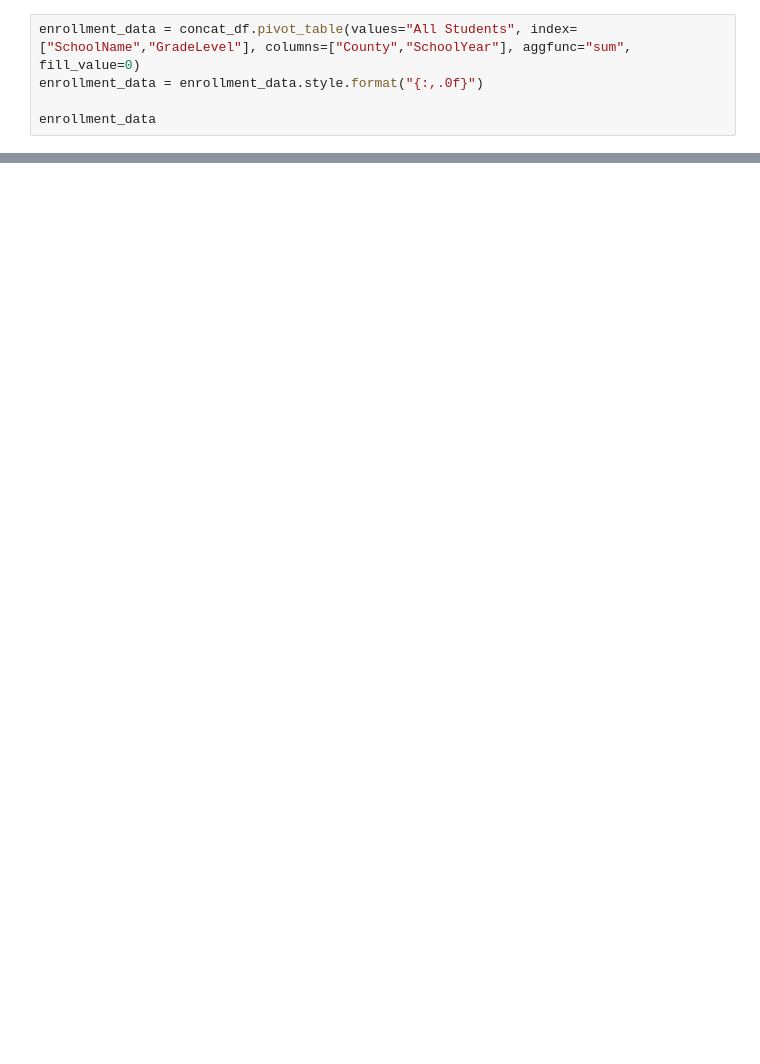
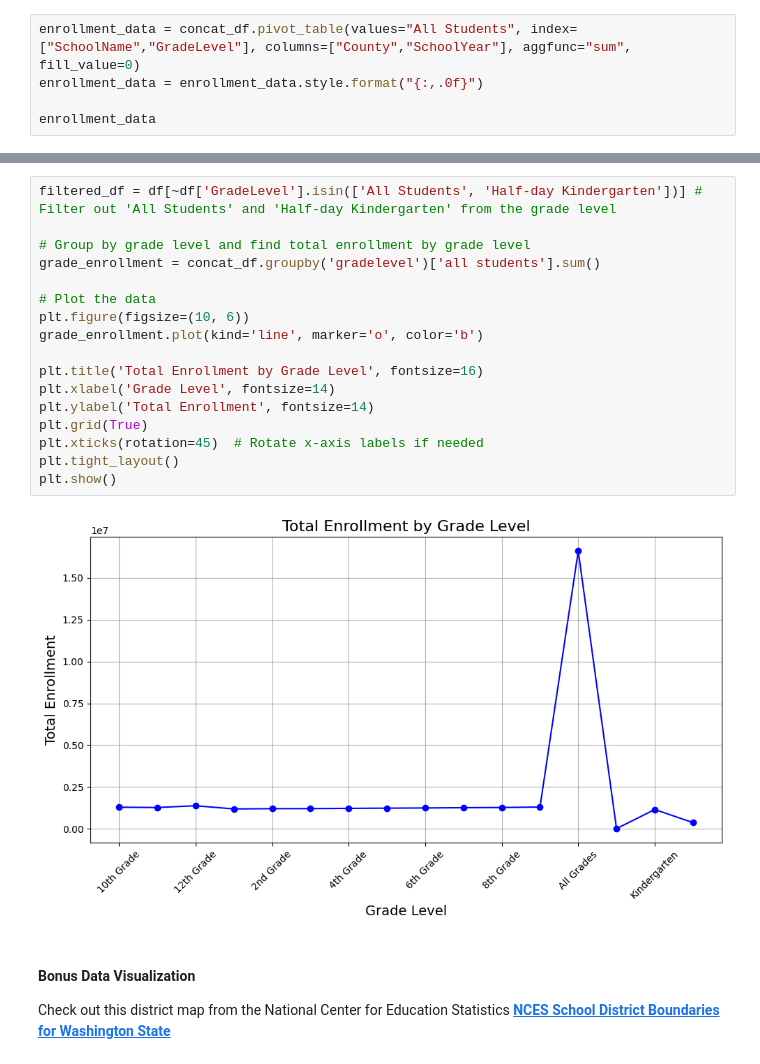
Before and after one commit to ambermocalis/WA-State-School-Enrollment-Report-2019-2024, a Jupyter notebook: Group Case/documentation.amocalis_OSPI.ipynb, the cells around one changed output, grey strips where cells are left out. Saved outputs shown, nothing was run; the diff lists cells and outputs as text; blank space fills up the shorter version.

```diff
--- a/Group Case/documentation.amocalis_OSPI.ipynb
+++ b/Group Case/documentation.amocalis_OSPI.ipynb
@@ -209,0 +281,23 @@ NameError: name 'concat_df' is not defined
+# %%
+filtered_df = df[~df['GradeLevel'].isin(['All Students', 'Half-day Kindergarten'])] # Filter out 'All Students' and 'Half-day Kindergarten' from the grade level
+
+# Group by grade level and find total enrollment by grade level
+grade_enrollment = concat_df.groupby('gradelevel')['all students'].sum()
+
+# Plot the data
+plt.figure(figsize=(10, 6))
+grade_enrollment.plot(kind='line', marker='o', color='b')
+
+plt.title('Total Enrollment by Grade Level', fontsize=16)
+plt.xlabel('Grade Level', fontsize=14)
+plt.ylabel('Total Enrollment', fontsize=14)
+plt.grid(True)
+plt.xticks(rotation=45)  # Rotate x-axis labels if needed
+plt.tight_layout()
+plt.show()
+# %% [output]
+[figure, added]
+# %% [markdown]
+#### Bonus Data Visualization
+
+Check out this district map from the National Center for Education Statistics __[NCES School District Boundaries for Washington State](https://data-nces.opendata.arcgis.com/datasets/95738ddb2b784336a60aff23312ff480_0/explore?filters=eyJTVEFURUZQIjpbIjUzIl19&location=47.320653%2C-120.046795%2C7.46)__
```
Also changed, not shown: parts of 42 cells of this notebook.
